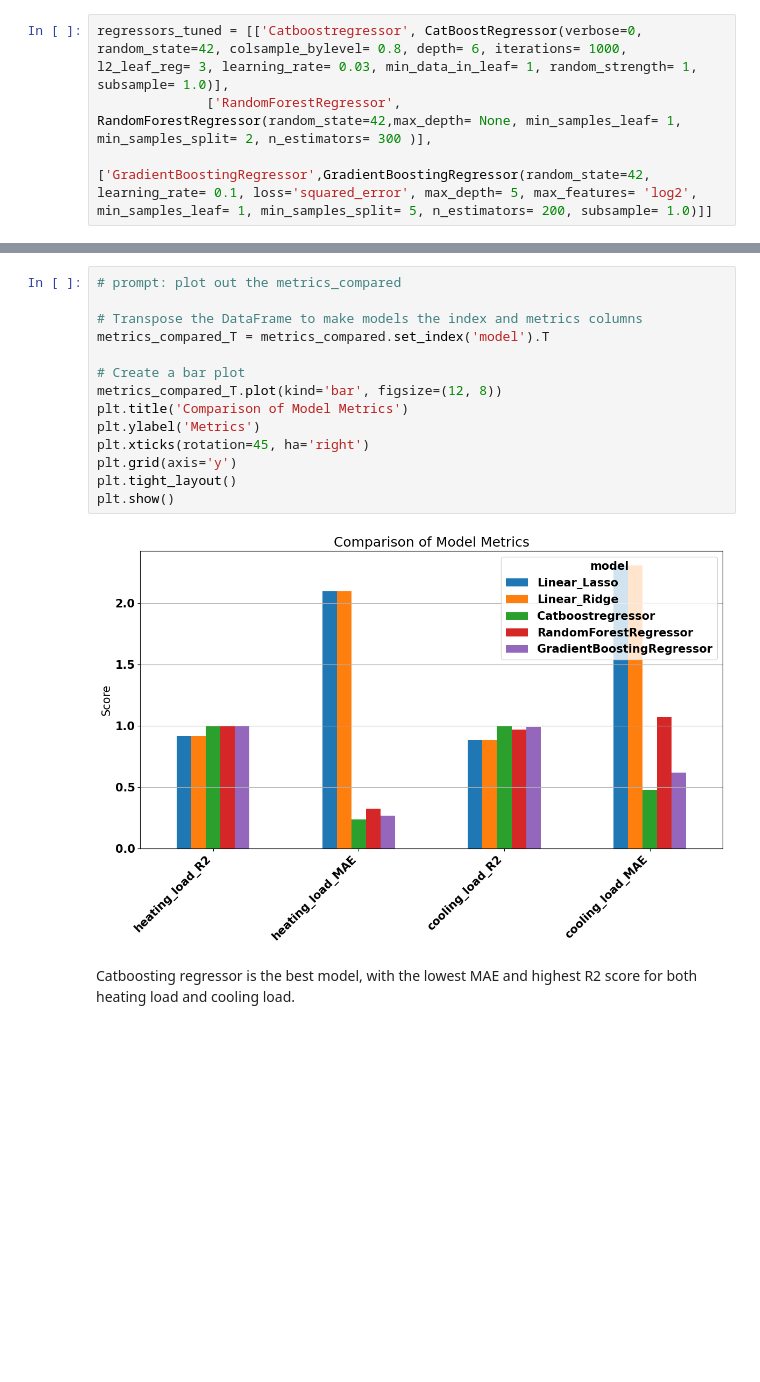
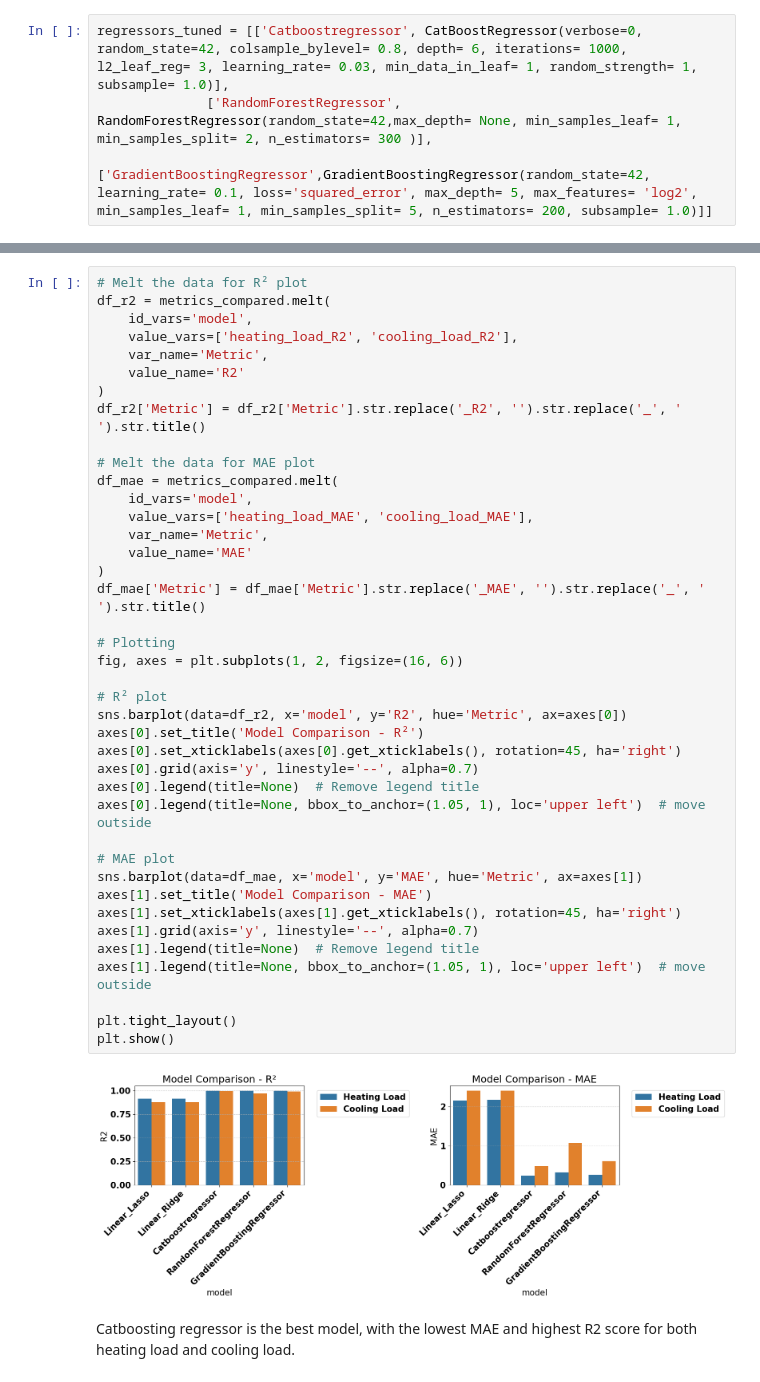
Before and after one commit to nankli/Energy-Efficiency-Modeling, a Jupyter notebook: Energy_efficiency_modeling_regression.ipynb, the cells around one changed output, grey strips where cells are left out. Cells and saved outputs as stored; diff of their text form; blank space fills up the shorter version.

```diff
--- a/Energy_efficiency_modeling_regression.ipynb
+++ b/Energy_efficiency_modeling_regression.ipynb
@@ -577,22 +577,48 @@ metrics_compared
 | 2 | Catboostregressor | 0.998744 | 0.237380 | 0.994934 | 0.476520 |
 | 3 | RandomForestRegressor | 0.997610 | 0.324974 | 0.967617 | 1.071800 |
 | 4 | GradientBoostingRegressor | 0.998238 | 0.270094 | 0.991080 | 0.617589 |
-# %%
-# prompt: plot out the metrics_compared
-
-# Transpose the DataFrame to make models the index and metrics columns
-metrics_compared_T = metrics_compared.set_index('model').T
-
-# Create a bar plot
-metrics_compared_T.plot(kind='bar', figsize=(12, 8))
-plt.title('Comparison of Model Metrics')
-plt.ylabel('Metrics')
-plt.xticks(rotation=45, ha='right')
-plt.grid(axis='y')
-plt.tight_layout()
-plt.show()
-# %% [output]
-[figure, removed]
+# %%
+# Melt the data for R² plot
+df_r2 = metrics_compared.melt(
+    id_vars='model',
+    value_vars=['heating_load_R2', 'cooling_load_R2'],
+    var_name='Metric',
+    value_name='R2'
+)
+df_r2['Metric'] = df_r2['Metric'].str.replace('_R2', '').str.replace('_', ' ').str.title()
+
+# Melt the data for MAE plot
+df_mae = metrics_compared.melt(
+    id_vars='model',
+    value_vars=['heating_load_MAE', 'cooling_load_MAE'],
+    var_name='Metric',
+    value_name='MAE'
+)
+df_mae['Metric'] = df_mae['Metric'].str.replace('_MAE', '').str.replace('_', ' ').str.title()
+
+# Plotting
+fig, axes = plt.subplots(1, 2, figsize=(16, 6))
+
+# R² plot
+sns.barplot(data=df_r2, x='model', y='R2', hue='Metric', ax=axes[0])
+axes[0].set_title('Model Comparison - R²')
+axes[0].set_xticklabels(axes[0].get_xticklabels(), rotation=45, ha='right')
+axes[0].grid(axis='y', linestyle='--', alpha=0.7)
+axes[0].legend(title=None)  # Remove legend title
+axes[0].legend(title=None, bbox_to_anchor=(1.05, 1), loc='upper left')  # move outside
+
+# MAE plot
+sns.barplot(data=df_mae, x='model', y='MAE', hue='Metric', ax=axes[1])
+axes[1].set_title('Model Comparison - MAE')
+axes[1].set_xticklabels(axes[1].get_xticklabels(), rotation=45, ha='right')
+axes[1].grid(axis='y', linestyle='--', alpha=0.7)
+axes[1].legend(title=None)  # Remove legend title
+axes[1].legend(title=None, bbox_to_anchor=(1.05, 1), loc='upper left')  # move outside
+
+plt.tight_layout()
+plt.show()
+# %% [output]
+[figure, added]
 # %% [markdown]
 Catboosting regressor is the best model, with the lowest MAE and highest R2 score for both heating load and cooling load.
 # %% [markdown]
```
Also changed, not shown: parts of 14 cells of this notebook, 1 other file.
